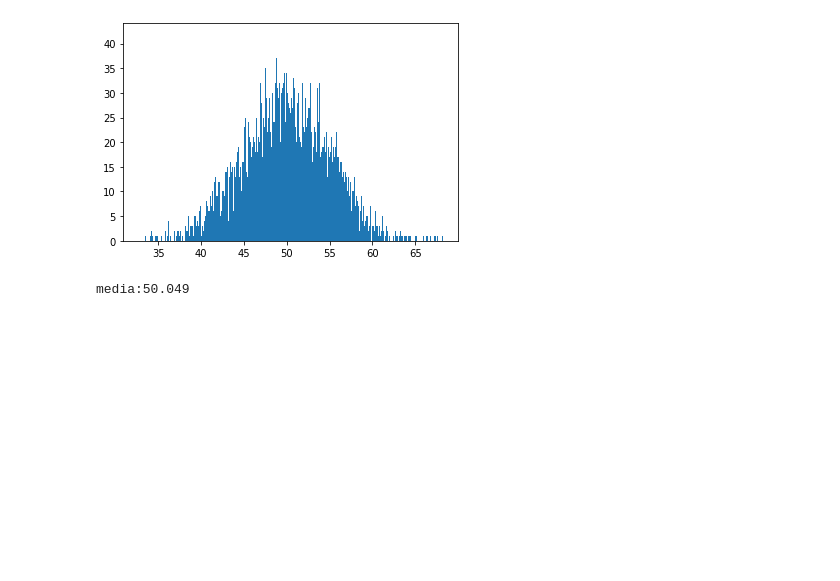
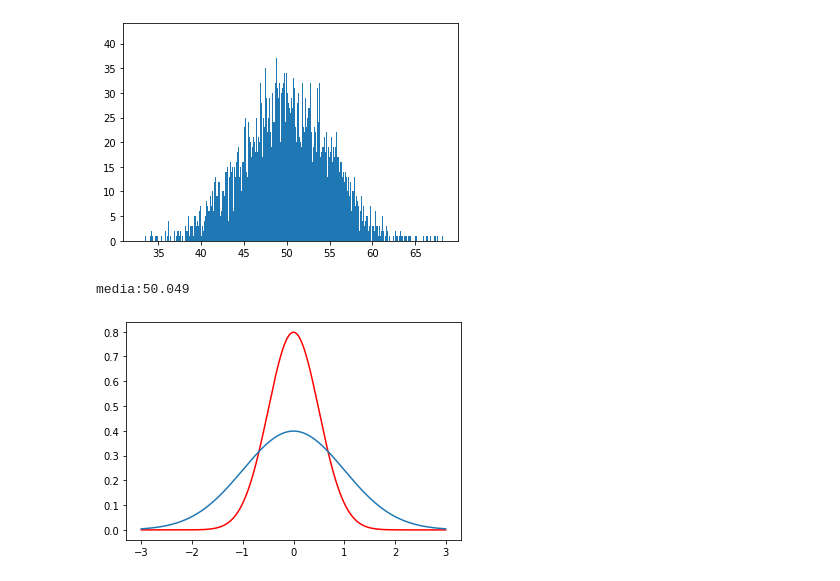
Before and after one commit to jaimeisaac2020/Python-analsisis-basicos, a Jupyter notebook: grafico_distribucion_normal.ipynb, the cells around one changed output. Drawn from its saved outputs; the diff is of its cells as text; code cells hidden in the pictures; blank space fills up the shorter version.

```diff
--- a/grafico_distribucion_normal.ipynb
+++ b/grafico_distribucion_normal.ipynb
@@ -53,0 +58,7 @@ media:50.049
+# %%
+x=arange(-3,3,0.001)
+pyplot.plot(x,norm.pdf(x,0,0.5),color='red')
+pyplot.plot(x,norm.pdf(x,0,1))
+pyplot.show()
+# %% [output]
+[figure, added]
```
Also changed, not shown: parts of 1 cell of this notebook.
